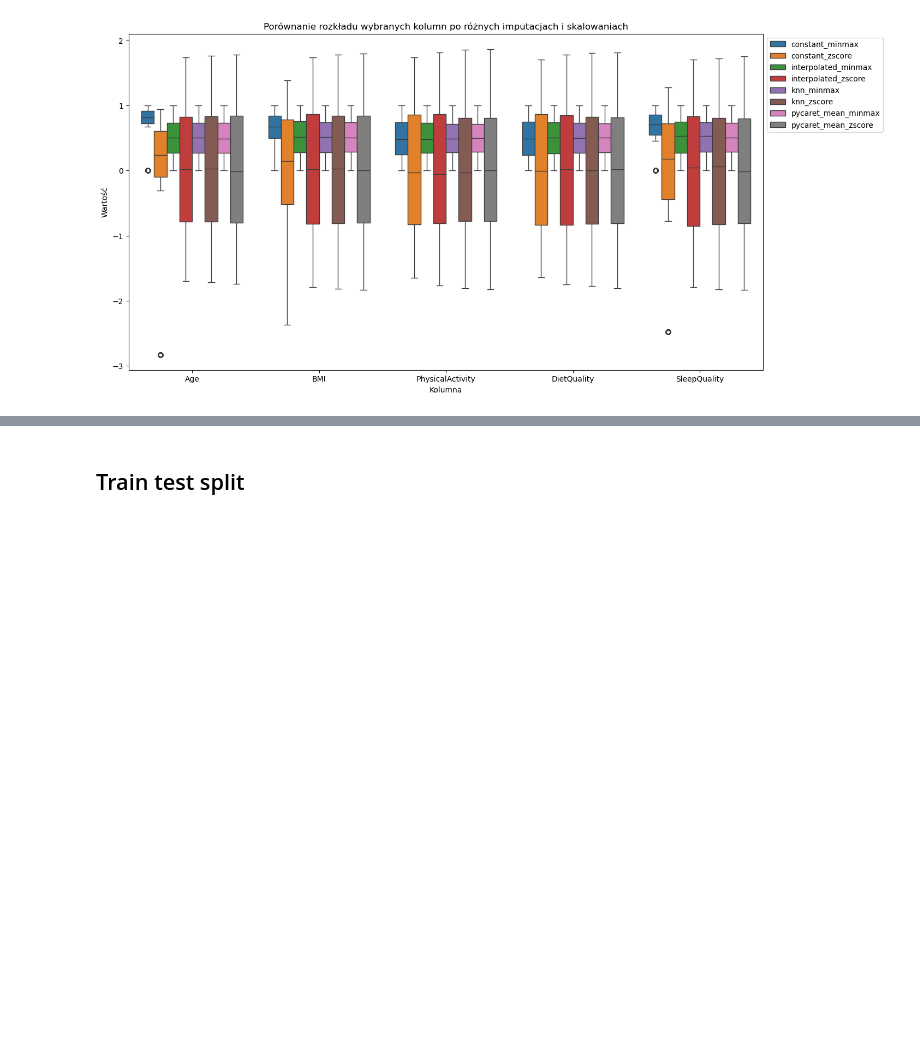
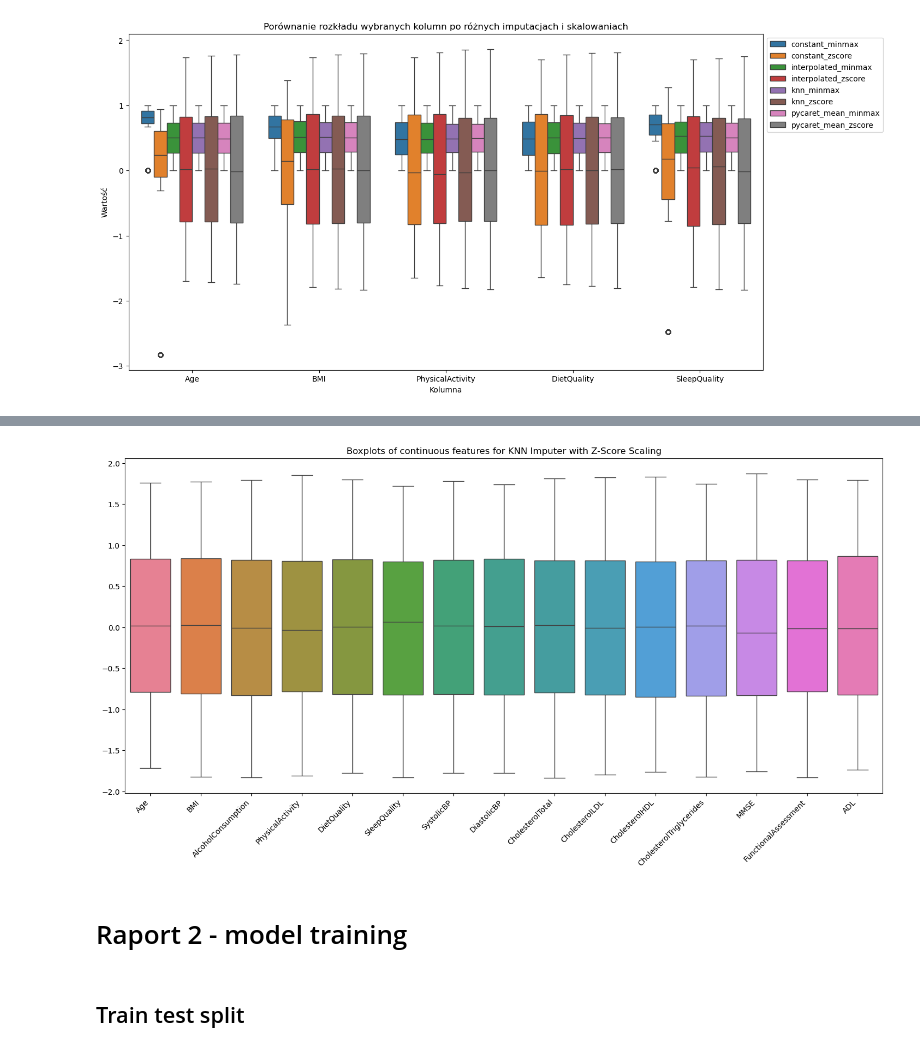
Before and after one commit to JakubDralus/advanced-machine-learning, a Jupyter notebook: project.ipynb, the cells around one changed output, grey strips where cells are left out. Cells and saved outputs as stored; diff of their text form; code cells hidden in the pictures; blank space fills up the shorter version.

```diff
--- a/project.ipynb
+++ b/project.ipynb
@@ -901,0 +840,10 @@ Name: Diagnosis, dtype: float64
+# %%
+plt.figure(figsize=(18, 8))
+sns.boxplot(data=scaled_datasets['knn_zscore'][continuous_features])
+plt.xticks(rotation=45, ha='right')
+plt.title('Boxplots of continuous features for KNN Imputer with Z-Score Scaling')
+plt.show()
+# %% [output]
+[figure, added]
+# %% [markdown]
+# Raport 2 - model training
```
Also changed, not shown: parts of 23 cells of this notebook.
